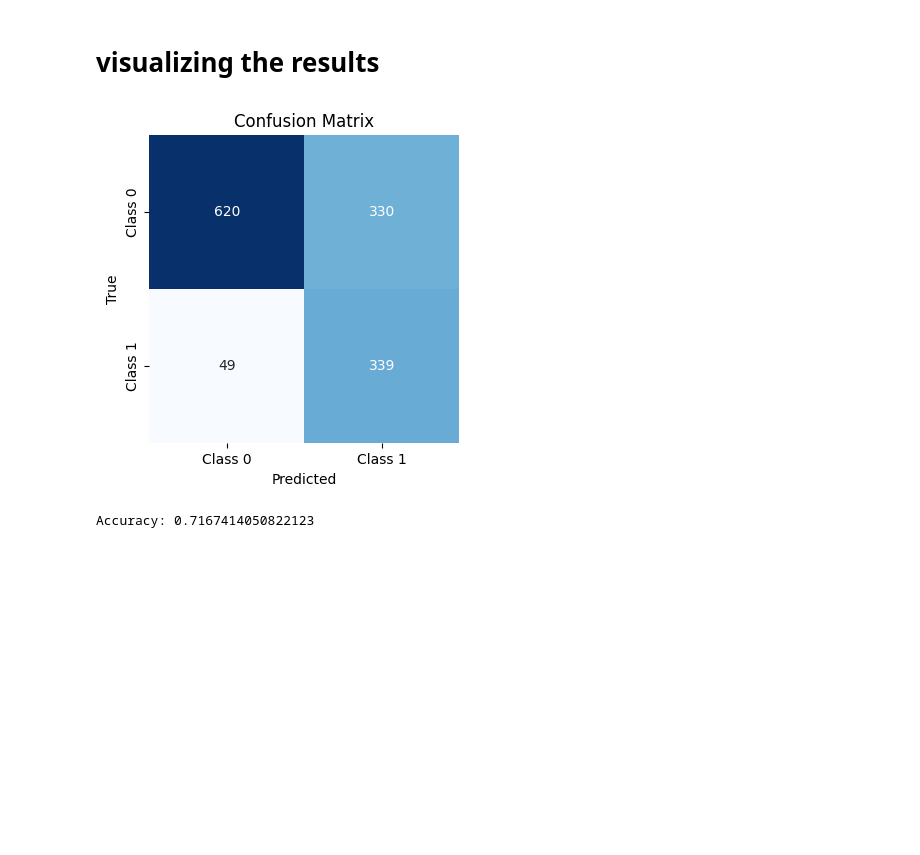
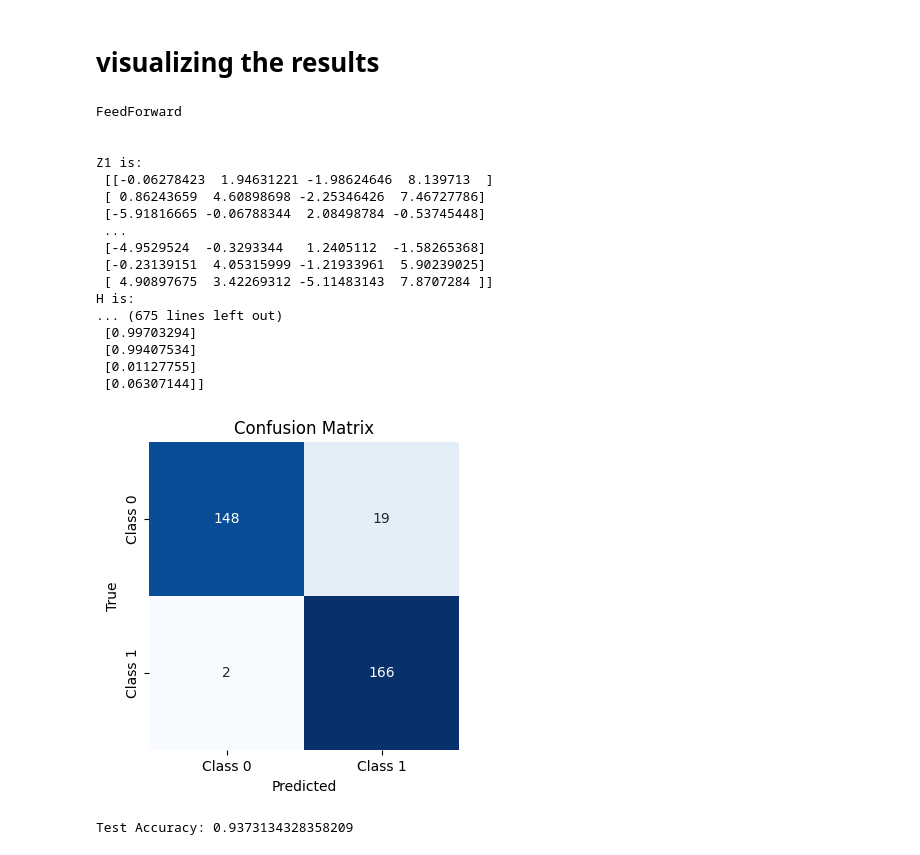
Before and after one commit to Ahibala/Insurance-Premium-Prediction-, a Jupyter notebook: Insurance_premium_prediction_using_NN.ipynb, the cells around one changed output. Saved outputs shown, nothing was run; the diff lists cells and outputs as text; code cells hidden in the pictures; blank space fills up the shorter version.

```diff
--- a/Insurance_premium_prediction_using_NN.ipynb
+++ b/Insurance_premium_prediction_using_NN.ipynb
@@ -109,11 +110,11 @@ y is
 ## or min/max
 ## normalized_df=(df-df.min())/(df.max()-df.min())
 
-DF=DF.iloc[:, [1, 2, 3, 4, 5]]
+DF=DF.iloc[:, [0,1, 2, 3, 4, 5]]
 DF=(DF-DF.mean())/DF.std()
 print(DF)
 
-X = np.array(DF)
+X = pd.DataFrame(np.array(DF))
 
 print("X is\n", X)
 # %% [output]
@@ -136,0 +140,12 @@ print("X is\n", X)
+# %%
+from sklearn.model_selection import train_test_split
+
+
+# Split the dataset into training and testing sets
+X_train, X_test, y_train, y_test = train_test_split(X, y, random_state=21)
+
+# Print the shapes of the resulting sets
+print("X_train shape:", X_train.shape)
+print("y_train shape:", y_train.shape)
+print("X_test shape:", X_test.shape)
+print("y_test shape:", y_test.shape)
@@ -137,7 +192,7 @@ print("X is\n", X)
 # %% [markdown]
 ## Initializing the input for neural network
 # %%
-InputColumns = 5
+InputColumns = 6
 NumberOfLabels = 2
 n = len(DF) ## number of rows of entire X
 ## Take the label off of X and make it a numpy array
@@ -314,27 +367,50 @@ The current average loss is
 # %%
 import matplotlib.pyplot as plt
 from sklearn.metrics import confusion_matrix
 import seaborn as sns
 
+# Use the trained neural network to make predictions on the test data
+test_output = MyNN.FeedForward(X_test)
+
+# Convert the output to binary predictions
+test_predictions = np.where(test_output > 0.5, 1, 0)
+
 # Calculate the confusion matrix
-cm = confusion_matrix(output, y)
+cm = confusion_matrix(test_predictions, y_test)
 
 # Plot the confusion matrix
 plt.figure(figsize=(4, 4))
 sns.heatmap(cm, annot=True, fmt='d', cmap='Blues', cbar=False, xticklabels=['Class 0', 'Class 1'], yticklabels=['Class 0', 'Class 1'])
 plt.xlabel('Predicted')
 plt.ylabel('True')
 plt.title('Confusion Matrix')
 plt.show()
 # %% [output]
+FeedForward
+
+
+Z1 is:
+ [[-0.06278423  1.94631221 -1.98624646  8.139713  ]
+ [ 0.86243659  4.60898698 -2.25346426  7.46727786]
+ [-5.91816665 -0.06788344  2.08498784 -0.53745448]
+ ...
+ [-4.9529524  -0.3293344   1.2405112  -1.58265368]
+ [-0.23139151  4.05315999 -1.21933961  5.90239025]
+ [ 4.90897675  3.42269312 -5.11483143  7.8707284 ]]
+H is:
+... (675 lines left out)
+ [0.99703294]
+ [0.99407534]
+ [0.01127755]
+ [0.06307144]]
-[figure, old version]
+[figure, new version]
 # %%
 from sklearn.metrics import accuracy_score
 
-# Calculate the accuracy
-accuracy = accuracy_score(output, y)
+# Calculate the accuracy for the test data
+test_accuracy = accuracy_score(test_predictions, y_test)
 
-# Print the accuracy
-print("Accuracy:", accuracy)
+# Print the test accuracy
+print("Test Accuracy:", test_accuracy)
 # %% [output]
-Accuracy: 0.7167414050822123
+Test Accuracy: 0.9373134328358209
```
Also changed, not shown: parts of 9 cells of this notebook.
